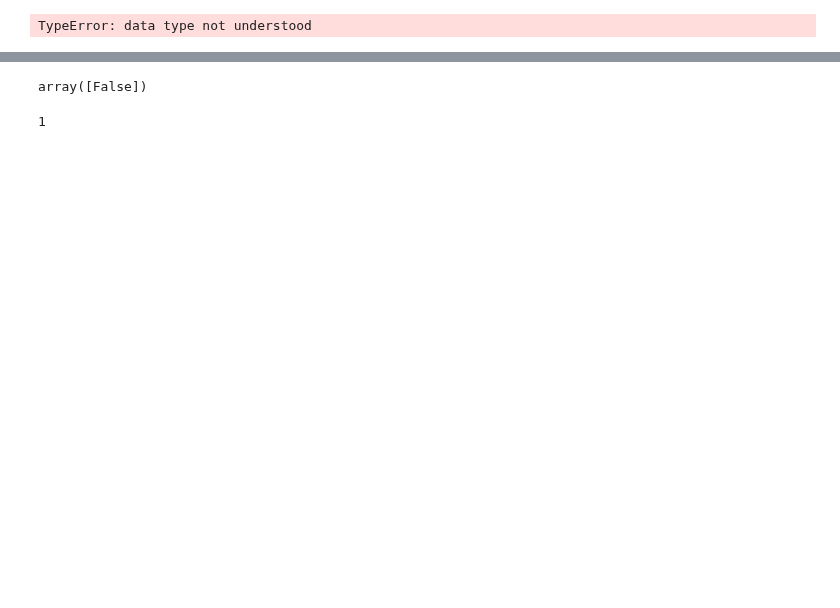
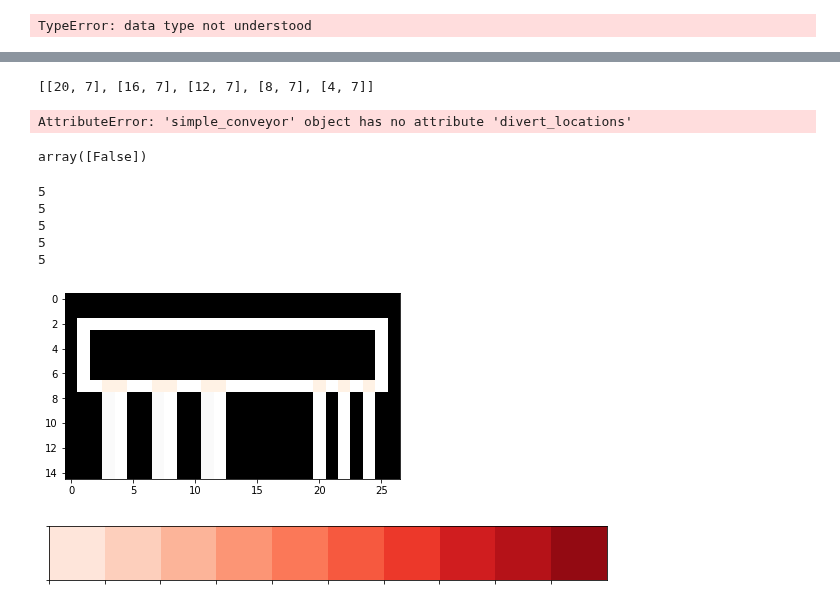
Before and after one commit to VincentFokker/Thesis, a Jupyter notebook: Simulation try.ipynb, the cells around one changed output, grey strips where cells are left out. Cells and saved outputs as stored; diff of their text form; code cells hidden in the pictures; blank space fills up the shorter version.

```diff
--- a/Simulation try.ipynb
+++ b/Simulation try.ipynb
@@ -2048,8 +2132,55 @@ cord
+# %%
+env.diverter_locations
+# %% [output]
+[[20, 7], [16, 7], [12, 7], [8, 7], [4, 7]]
+# %%
+env.divert_locations
+# %% [output]
+AttributeError: 'simple_conveyor' object has no attribute 'divert_locations'
 # %%
 env.carrier_type_map[cord[1]][cord[0]] == env.init_queues[env.diverter_locations.index(cord)][0]
 # %% [output]
 array([False])
-# %%
-env.init_queues[env.diverter_locations.index(cord)][
-# %% [output]
-1
+# %%
+for iets in env.diverter_locations:
+    print(len(env.init_queues[env.diverter_locations.index(iets)]))
+# %% [output]
+5
+5
+5
+5
+5
+# %%
+no_of_gtp = 3
+no_of_output = 3
+empty = np.zeros((15, 4*no_of_gtp + 4 + 3*no_of_output +2, 3))                   # height = 15, width dependent on amount of stations
+for i in range(2,empty.shape[1]-2):
+    empty[2][i]=(255,255,255)                               #toplane = 2
+    empty[7][i]=(255,255,255)                               #bottom lane = 7
+for i in range(2,8):
+    empty[i][1]=(255,255,255)                               #left lane
+    empty[i][empty.shape[1]-2]=(255,255,255)                #right lane
+
+for i in range(8,empty.shape[0]):
+    for j in range(4,no_of_gtp*4+1,4):                      #GTP lanes
+        empty[i][j] = (255,255,255)                         #Gtp in
+        empty[i][j-1] = (250, 250,250)                      #gtp out
+    for j in range(empty.shape[1]-no_of_output*2-1,empty.shape[1]-2,2):   #order carrier lanes
+        empty[i][j] = (255,255,255)
+for i in range(4,no_of_gtp*4+1, 4):                         #divert and merge points
+    empty[7][i-1] = (255, 242, 229)                         #merge
+    empty[7][i] = (255, 242, 229)                           #divert
+
+for i in range(empty.shape[1]-no_of_output*2-1,empty.shape[1]-2,2):       #output points
+    empty[7][i] = (255, 242, 229)
+
+plt.imshow(empty.astype(int))
+plt.show()
+# %% [output]
+[figure, added]
+# %%
+import seaborn as sns
+palette = sns.color_palette(None, 3)
+sns.palplot(sns.color_palette("Reds", 10))
+# %% [output]
+[figure, added]
```
Also changed, not shown: parts of 13 cells of this notebook, 1 other file.
